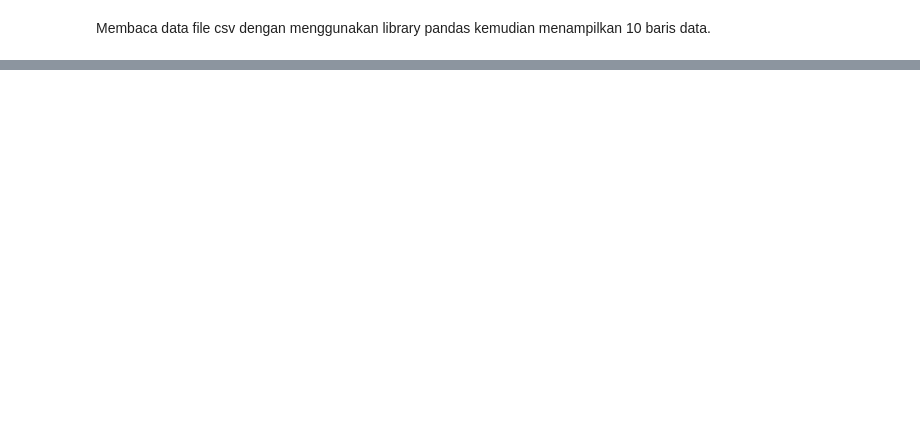
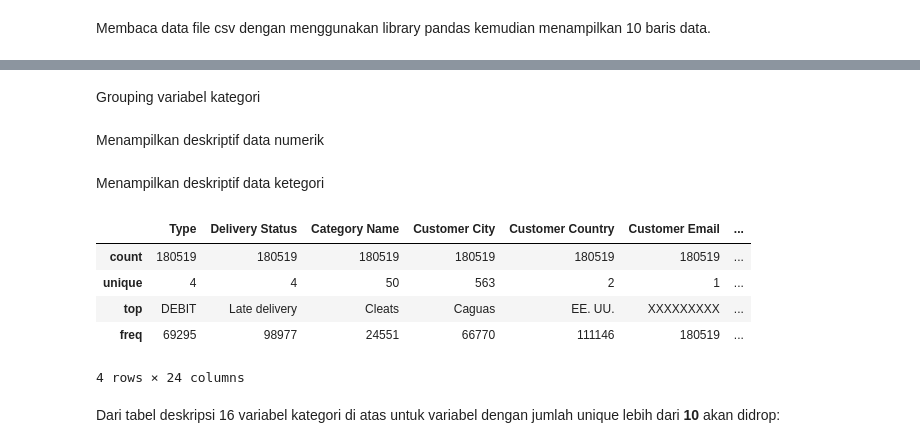
Before and after one commit to Nurochman79/DataScience, a Jupyter notebook: TUGAS_1_DATA_MINING.ipynb, the cells around one changed output, grey strips where cells are left out. Drawn from its saved outputs; the diff is of its cells as text; code cells hidden in the pictures; blank space fills up the shorter version.

```diff
--- a/TUGAS_1_DATA_MINING.ipynb
+++ b/TUGAS_1_DATA_MINING.ipynb
@@ -79,0 +62,8 @@ Customer City,Customer Country,Customer Email, Customer, Fname type object sehin
+# %% [markdown]
+Grouping variabel kategori
+# %%
+cats=['Type','Delivery Status','Category Name','Customer City','Customer Country','Customer Email','Customer Lname','Customer Password',
+      'Customer Segment','Customer State','Customer Street','Department Name','Market','Order City','Order Country','order date (DateOrders)',
+      'Order Region','Order State','Order Status','Product Image','Product Name','shipping date (DateOrders)','Shipping Mode','Customer Full Name']
+# %% [markdown]
+Menampilkan deskriptif data numerik
@@ -79,0 +72,13 @@ Customer City,Customer Country,Customer Email, Customer, Fname type object sehin
+# %% [markdown]
+Menampilkan deskriptif data ketegori
+# %%
+data[cats].describe()
+# %% [output]
+|  | Type | Delivery Status | Category Name | Customer City | Customer Country | Customer Email | ... |
+| count | 180519 | 180519 | 180519 | 180519 | 180519 | 180519 | ... |
+| unique | 4 | 4 | 50 | 563 | 2 | 1 | ... |
+| top | DEBIT | Late delivery | Cleats | Caguas | EE. UU. | XXXXXXXXX | ... |
+| freq | 69295 | 98977 | 24551 | 66770 | 111146 | 180519 | ... |
+4 rows × 24 columns
+# %% [markdown]
+Dari tabel deskripsi 16 variabel kategori di atas untuk variabel dengan jumlah unique lebih dari **10** akan didrop:
```
Also changed, not shown: parts of 39 cells of this notebook.
